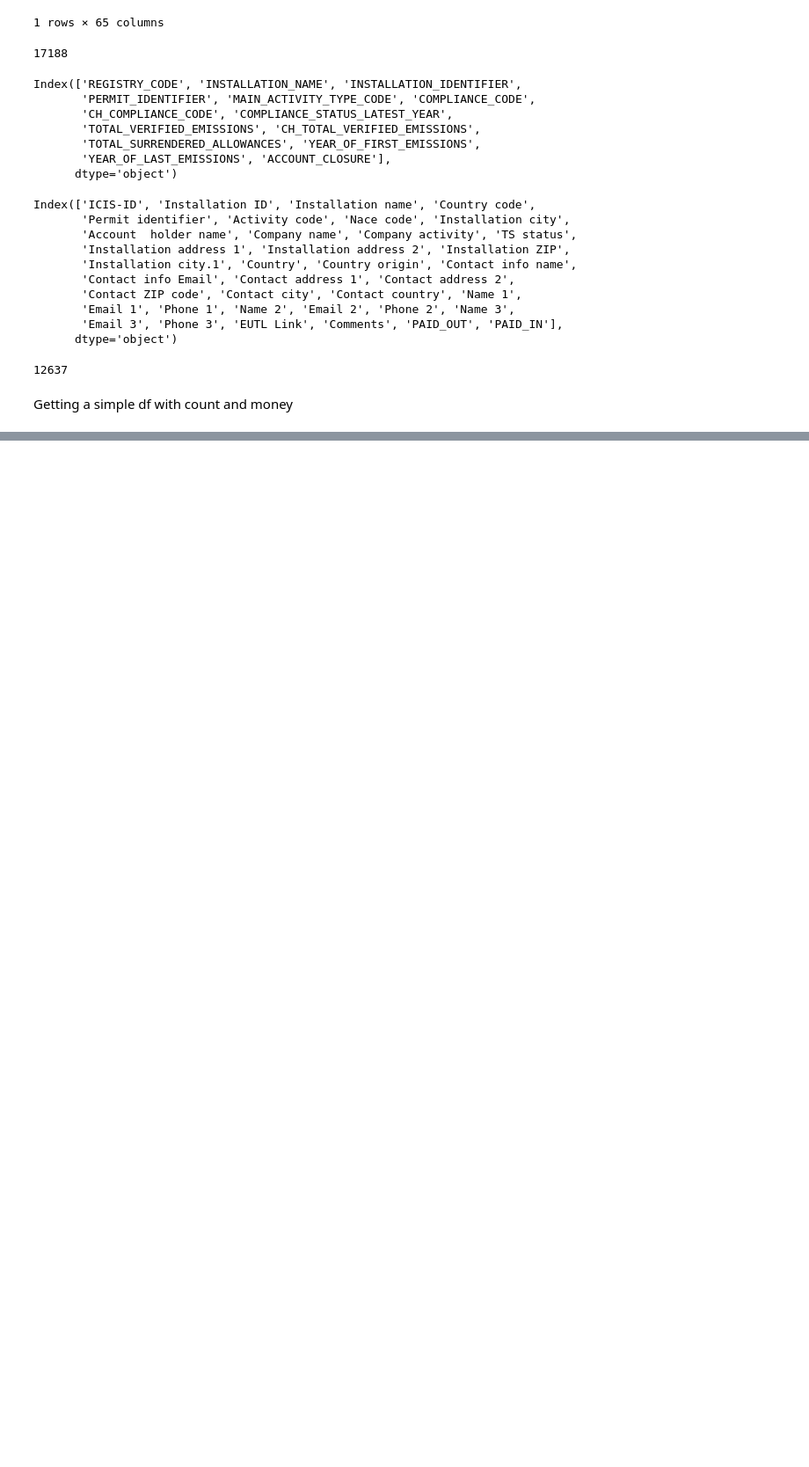
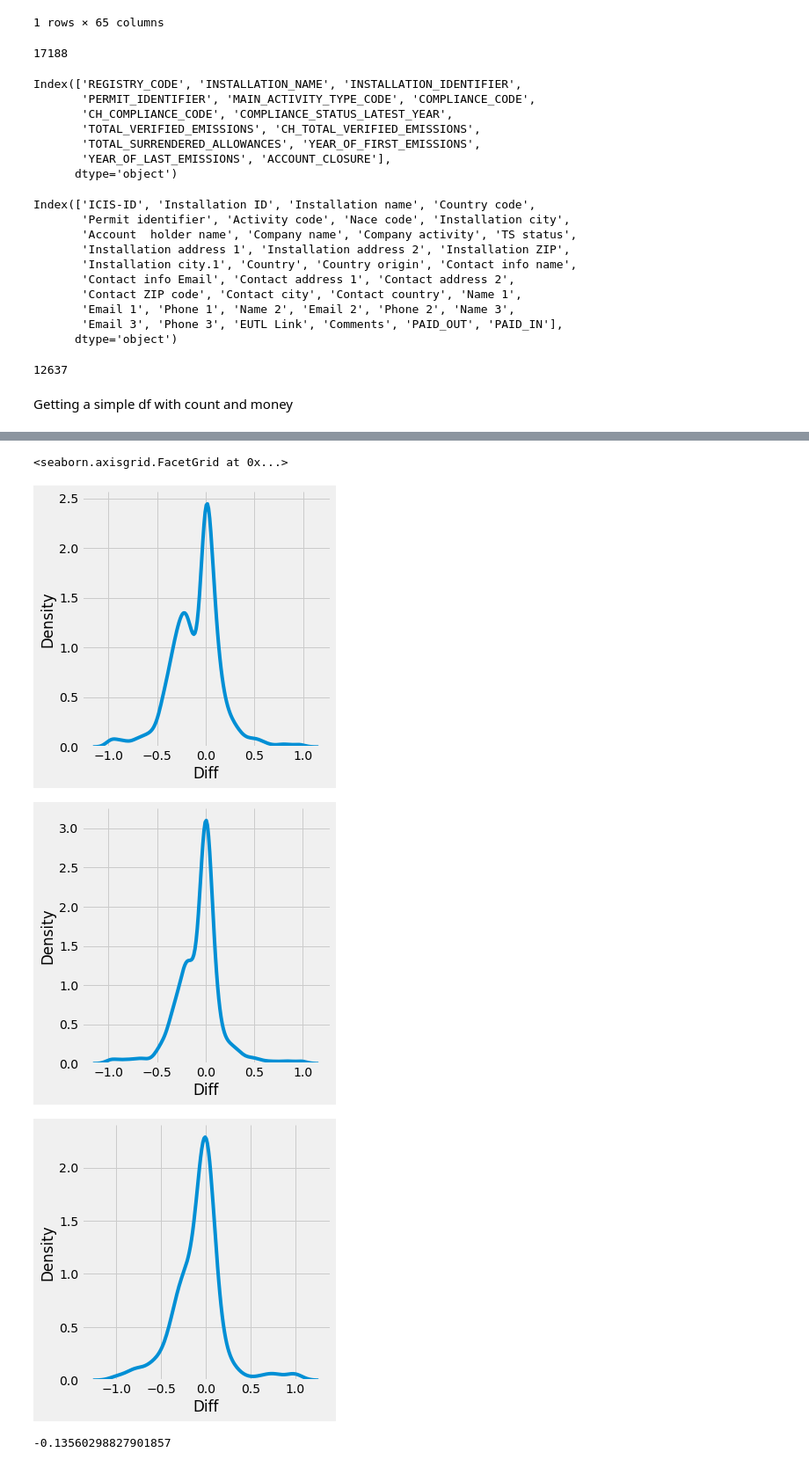
Before and after one commit to BenBowring/EnergyData, a Jupyter notebook: DataInvestigation.ipynb, the cells around one changed output, grey strips where cells are left out. Shown: that part at 88% size. Drawn from its saved outputs; the diff is of its cells as text; code cells hidden in the pictures; blank space fills up the shorter version.

```diff
--- a/DataInvestigation.ipynb
+++ b/DataInvestigation.ipynb
@@ -163,0 +168,13 @@ count_df['Diff'].plot()
+# %%
+sns.displot(count_df[count_df['Comp_Count'] < 10]['Diff'], kind="kde")
+sns.displot(count_df[(count_df['Comp_Count'] < 100) & (count_df['Comp_Count'] >= 10)]['Diff'], kind="kde")
+sns.displot(count_df[count_df['Comp_Count'] >= 100]['Diff'], kind="kde")
+# %% [output]
+<seaborn.axisgrid.FacetGrid at 0x...>
+[figure, added]
+[figure, added]
+[figure, added]
+# %%
+count_df[count_df['Comp_Count'] < 10]['Diff'].skew()
+# %% [output]
+-0.13560298827901857
```
Also changed, not shown: parts of 9 cells of this notebook.
